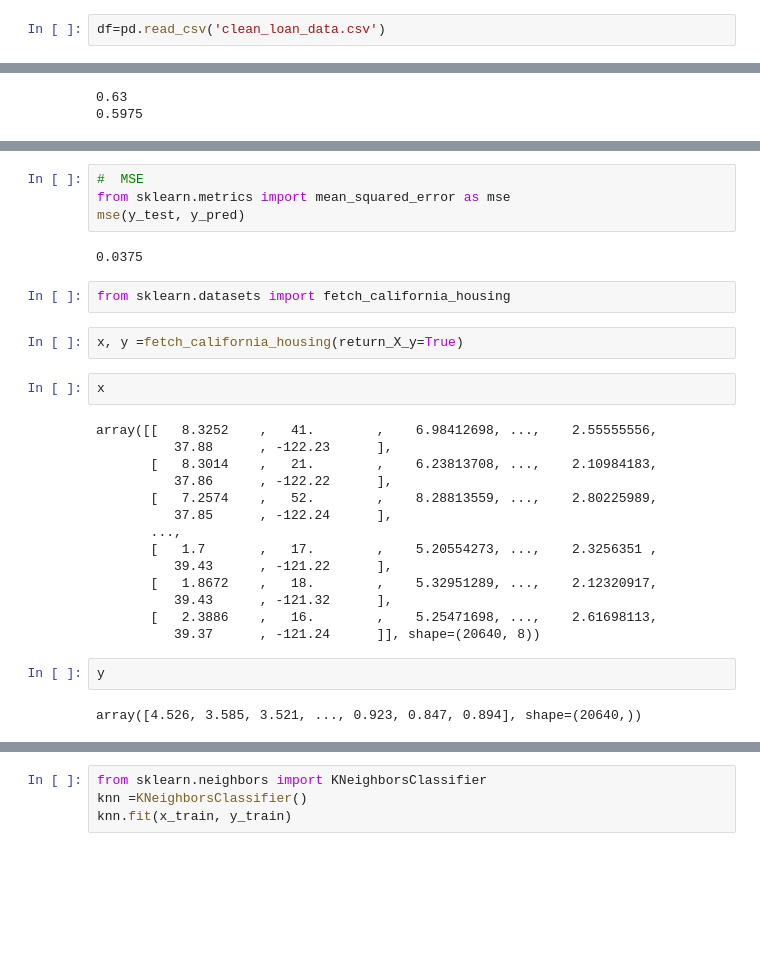
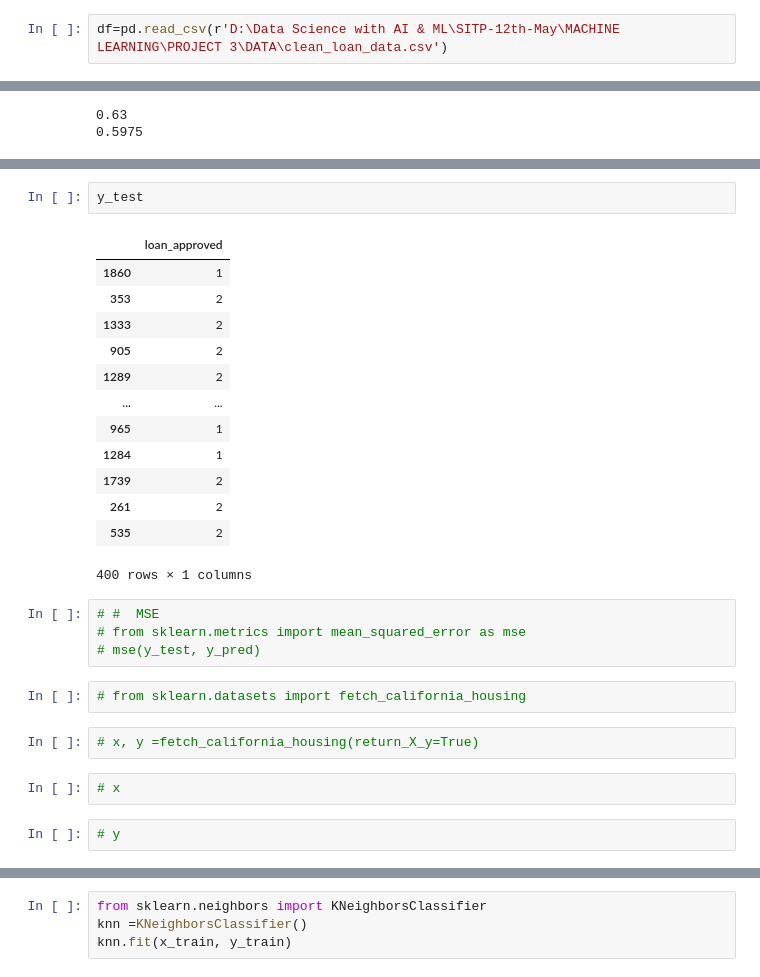
Before and after one commit to Ashwaniansh/SITP-12th-May, a Jupyter notebook: MACHINE LEARNING/PROJECT 3/Loan.ipynb, the cells around one changed output, grey strips where cells are left out. Drawn from its saved outputs; the diff is of its cells as text; blank space fills up the shorter version.

```diff
--- a/MACHINE LEARNING/PROJECT 3/Loan.ipynb
+++ b/MACHINE LEARNING/PROJECT 3/Loan.ipynb
@@ -356,7 +356,7 @@ from sklearn.model_selection import train_test_split
 from sklearn.linear_model import LinearRegression
 from sklearn.svm import SVC,SVR
 # %%
-df=pd.read_csv('clean_loan_data.csv')
+df=pd.read_csv(r'D:\Data Science with AI & ML\SITP-12th-May\MACHINE LEARNING\PROJECT 3\DATA\clean_loan_data.csv')
 # %%
 df
 # %% [output]
@@ -530,31 +587,29 @@ weighted avg       0.96      0.96      0.96       400
+# %%
+y_test
+# %% [output]
+|  | loan_approved |
+| 1860 | 1 |
+| 353 | 2 |
+| 1333 | 2 |
+| 905 | 2 |
+| 1289 | 2 |
+| ... | ... |
+| 965 | 1 |
+| 1284 | 1 |
+| 1739 | 2 |
+| 261 | 2 |
+| 535 | 2 |
+400 rows × 1 columns
 # %%
-#  MSE
-from sklearn.metrics import mean_squared_error as mse
-mse(y_test, y_pred)
+# #  MSE
+# from sklearn.metrics import mean_squared_error as mse
+# mse(y_test, y_pred)
-# %% [output]
-0.0375
 # %%
-from sklearn.datasets import fetch_california_housing
+# from sklearn.datasets import fetch_california_housing
 # %%
-x, y =fetch_california_housing(return_X_y=True)
+# x, y =fetch_california_housing(return_X_y=True)
 # %%
-x
+# x
-# %% [output]
-array([[   8.3252    ,   41.        ,    6.98412698, ...,    2.55555556,
-          37.88      , -122.23      ],
-       [   8.3014    ,   21.        ,    6.23813708, ...,    2.10984183,
-          37.86      , -122.22      ],
-       [   7.2574    ,   52.        ,    8.28813559, ...,    2.80225989,
-          37.85      , -122.24      ],
-       ...,
-       [   1.7       ,   17.        ,    5.20554273, ...,    2.3256351 ,
-          39.43      , -121.22      ],
-       [   1.8672    ,   18.        ,    5.32951289, ...,    2.12320917,
-          39.43      , -121.32      ],
-       [   2.3886    ,   16.        ,    5.25471698, ...,    2.61698113,
-          39.37      , -121.24      ]], shape=(20640, 8))
 # %%
-y
+# y
-# %% [output]
-array([4.526, 3.585, 3.521, ..., 0.923, 0.847, 0.894], shape=(20640,))
 # %%
```
Also changed, not shown: parts of 44 cells of this notebook, 4 other files.
